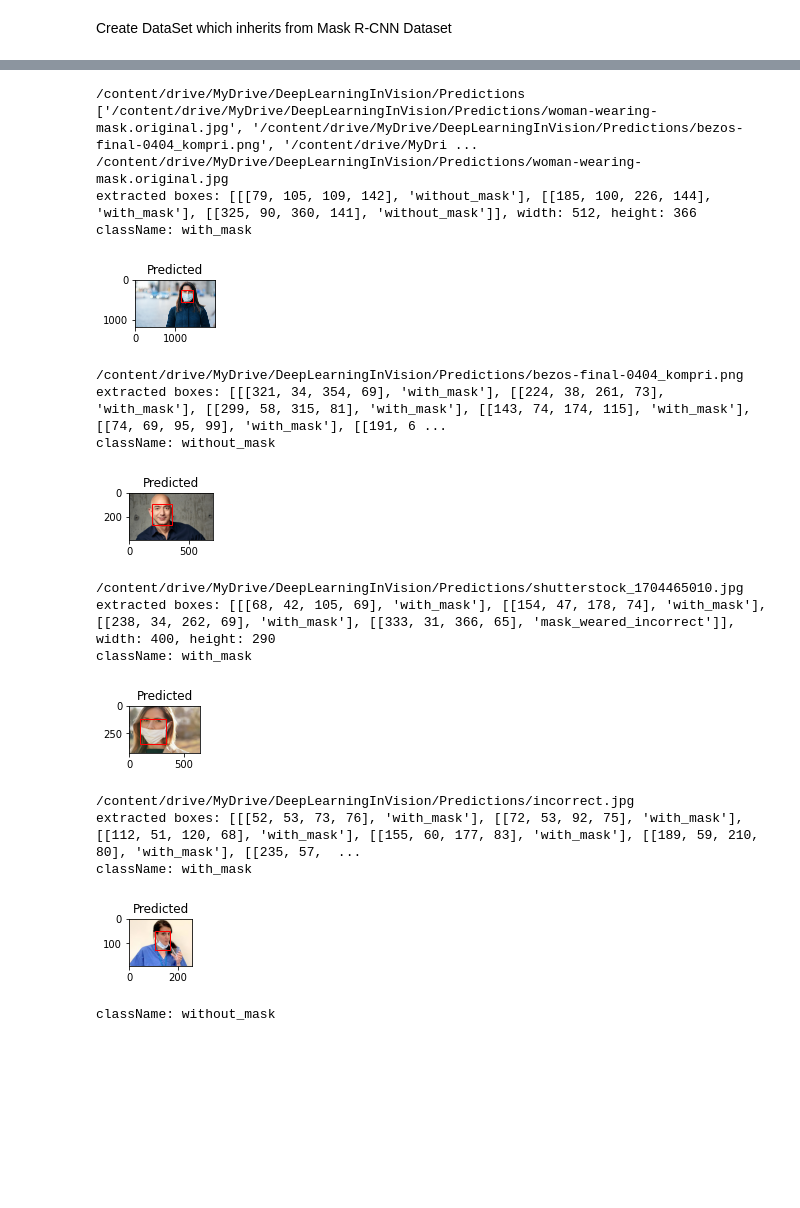
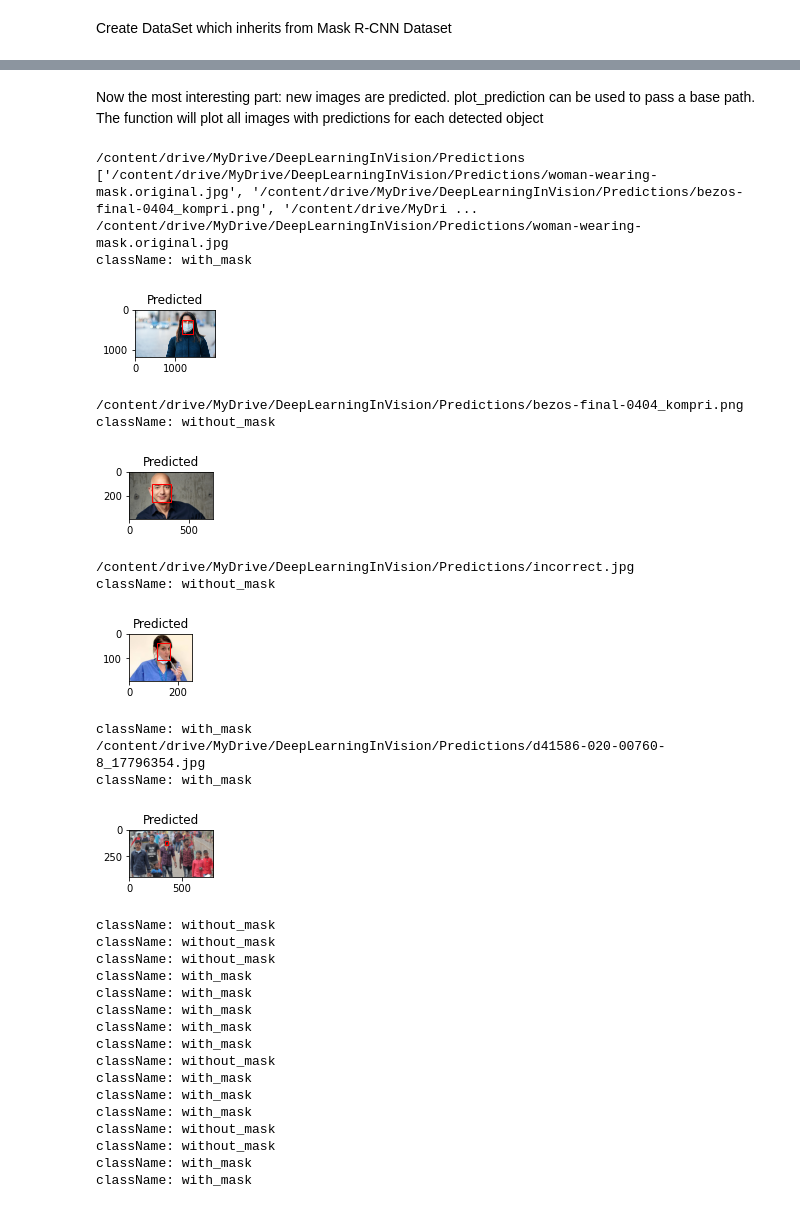
Before and after one commit to andygubser/mask_detection, a Jupyter notebook: model_building/MaskDetection.ipynb, the cells around one changed output, grey strips where cells are left out. Drawn from its saved outputs; the diff is of its cells as text; code cells hidden in the pictures; blank space fills up the shorter version.

Commit message:
latest model building

```diff
--- a/model_building/MaskDetection.ipynb
+++ b/model_building/MaskDetection.ipynb
@@ -300,5 +316,5 @@ from mrcnn.model import MaskRCNN
 
 class OxygenMaskConfig(Config):
     NAME = "oxygenmask_cfg"
-    NUM_CLASSES = 1 + 3 #background + with_mask, without_mask and mask_weared_incorrect
+    NUM_CLASSES = 1 + 2 #background + with_mask, without_mask
     STEPS_PER_EPOCH = 131
@@ -383,7 +406,7 @@ from mrcnn.model import MaskRCNN
 
 class PredictionConfig(Config):
   NAME = "oxygenmask_cfg"
-  NUM_CLASSES = 1 + 3 #background + with_mask, without_mask and mask_weared_incorrect
+  NUM_CLASSES = 1 + 2 #background + with_mask, without_mask
   STEPS_PER_EPOCH = 131
   GPU_COUNT = 1
   IMAGES_PER_GPU = 1
@@ -394,4 +444,16 @@ Using TensorFlow backend.
 config = PredictionConfig()
 model = MaskRCNN(mode='inference', model_dir='./', config=config)
 model.keras_model.metrics_tensors = []
-model.load_weights('/content/drive/MyDrive/DeepLearningInVision/mask_rcnn_oxygenmask_cfg_0005.h5', by_name=True)
+epochs = 5
+
+modelNames = ["70_30_2_class", "70_30_3_class"]
+
+for modelName in modelNames:
+  print("-------------------")
+  print("Model: ", modelName)
+  for i in range(1, epochs):
+    print("epoch: ", i)
+    fileName = '{0}.h5'.format(i)
+    model.load_weights('/content/drive/MyDrive/DeepLearningInVision/model/{0}/{1}'.format(modelName, fileName), by_name=True)
+    test_mAP = evaluate_model(test_set, model, config)
+    print("Test mAP: %.3f" % test_mAP)
@@ -480,7 +530,7 @@ cfg = PredictionConfig()
 # define the model
 model = MaskRCNN(mode='inference', model_dir='./', config=cfg)
 # load model weights
-model_path = '/content/drive/MyDrive/DeepLearningInVision/Mask_RCNN/oxygenmask_cfg20210105T1900/mask_rcnn_oxygenmask_cfg_0005.h5'
+model_path = '/content/drive/MyDrive/DeepLearningInVision/mask_rcnn_oxygenmask_cfg_0005.h5'
 model.load_weights(model_path, by_name=True)
 # plot predictions for train dataset
 number_of_images = 1
@@ -501,3 +554,5 @@ extracted boxes: [[[79, 105, 109, 142], 'without_mask'], [[185, 100, 226, 144],
+# %% [markdown]
+Now the most interesting part: new images are predicted. plot_prediction can be used to pass a base path. The function will plot all images with predictions for each detected object
 # %%
 import mrcnn.model as modellib
 import numpy as np
@@ -546,43 +601,54 @@ def plot_prediction(imageSourceDir, model, cfg):
           # calculate width and height of the box
           width, height = x2 - x1, y2 - y1
           # create the shape
           predClassId = int(yhat['class_ids'][i])
           className = classNameById[predClassId]
-          print("className: {0}".format(className))
           rect = Rectangle((x1, y1), width, height, fill=False, color='red')
           # draw the box
           ax.add_patch(rect)
           # show the figure
           pyplot.show()
 
 def LoadModel(self):
   cfg = PredictionConfig()
   model = MaskRCNN(mode='inference', model_dir='./', config=cfg)
-  model_path = '/content/drive/MyDrive/DeepLearningInVision/Mask_RCNN/oxygenmask_cfg20210105T1900/mask_rcnn_oxygenmask_cfg_0005.h5'
+  model_path = '/content/drive/MyDrive/DeepLearningInVision/mask_rcnn_oxygenmask_cfg_0005.h5'
   model.load_weights(model_path, by_name=True)
   return model
 
 #model = LoadModel()
 imageSourceDir = '/content/drive/MyDrive/DeepLearningInVision/Predictions'
 
 plot_prediction(imageSourceDir, model, cfg)
 # %% [output]
 /content/drive/MyDrive/DeepLearningInVision/Predictions
 ['/content/drive/MyDrive/DeepLearningInVision/Predictions/woman-wearing-mask.original.jpg', '/content/drive/MyDrive/DeepLearningInVision/Predictions/bezos-final-0404_kompri.png', '/content/drive/MyDri ...
 /content/drive/MyDrive/DeepLearningInVision/Predictions/woman-wearing-mask.original.jpg
-extracted boxes: [[[79, 105, 109, 142], 'without_mask'], [[185, 100, 226, 144], 'with_mask'], [[325, 90, 360, 141], 'without_mask']], width: 512, height: 366
 className: with_mask
 [figure]
 /content/drive/MyDrive/DeepLearningInVision/Predictions/bezos-final-0404_kompri.png
-extracted boxes: [[[321, 34, 354, 69], 'with_mask'], [[224, 38, 261, 73], 'with_mask'], [[299, 58, 315, 81], 'with_mask'], [[143, 74, 174, 115], 'with_mask'], [[74, 69, 95, 99], 'with_mask'], [[191, 6 ...
 className: without_mask
 [figure]
-/content/drive/MyDrive/DeepLearningInVision/Predictions/shutterstock_1704465010.jpg
-extracted boxes: [[[68, 42, 105, 69], 'with_mask'], [[154, 47, 178, 74], 'with_mask'], [[238, 34, 262, 69], 'with_mask'], [[333, 31, 366, 65], 'mask_weared_incorrect']], width: 400, height: 290
-className: with_mask
+/content/drive/MyDrive/DeepLearningInVision/Predictions/incorrect.jpg
+className: without_mask
-[figure, old version]
+[figure, new version]
-/content/drive/MyDrive/DeepLearningInVision/Predictions/incorrect.jpg
-extracted boxes: [[[52, 53, 73, 76], 'with_mask'], [[72, 53, 92, 75], 'with_mask'], [[112, 51, 120, 68], 'with_mask'], [[155, 60, 177, 83], 'with_mask'], [[189, 59, 210, 80], 'with_mask'], [[235, 57,  ...
 className: with_mask
+/content/drive/MyDrive/DeepLearningInVision/Predictions/d41586-020-00760-8_17796354.jpg
+className: with_mask
-[figure, old version]
+[figure, new version]
 className: without_mask
+className: without_mask
+className: without_mask
+className: with_mask
+className: with_mask
+className: with_mask
+className: with_mask
+className: with_mask
+className: without_mask
+className: with_mask
+className: with_mask
+className: with_mask
+className: without_mask
+className: without_mask
+className: with_mask
+className: with_mask
```
Also changed, not shown: parts of 32 cells of this notebook, 4 other files.
